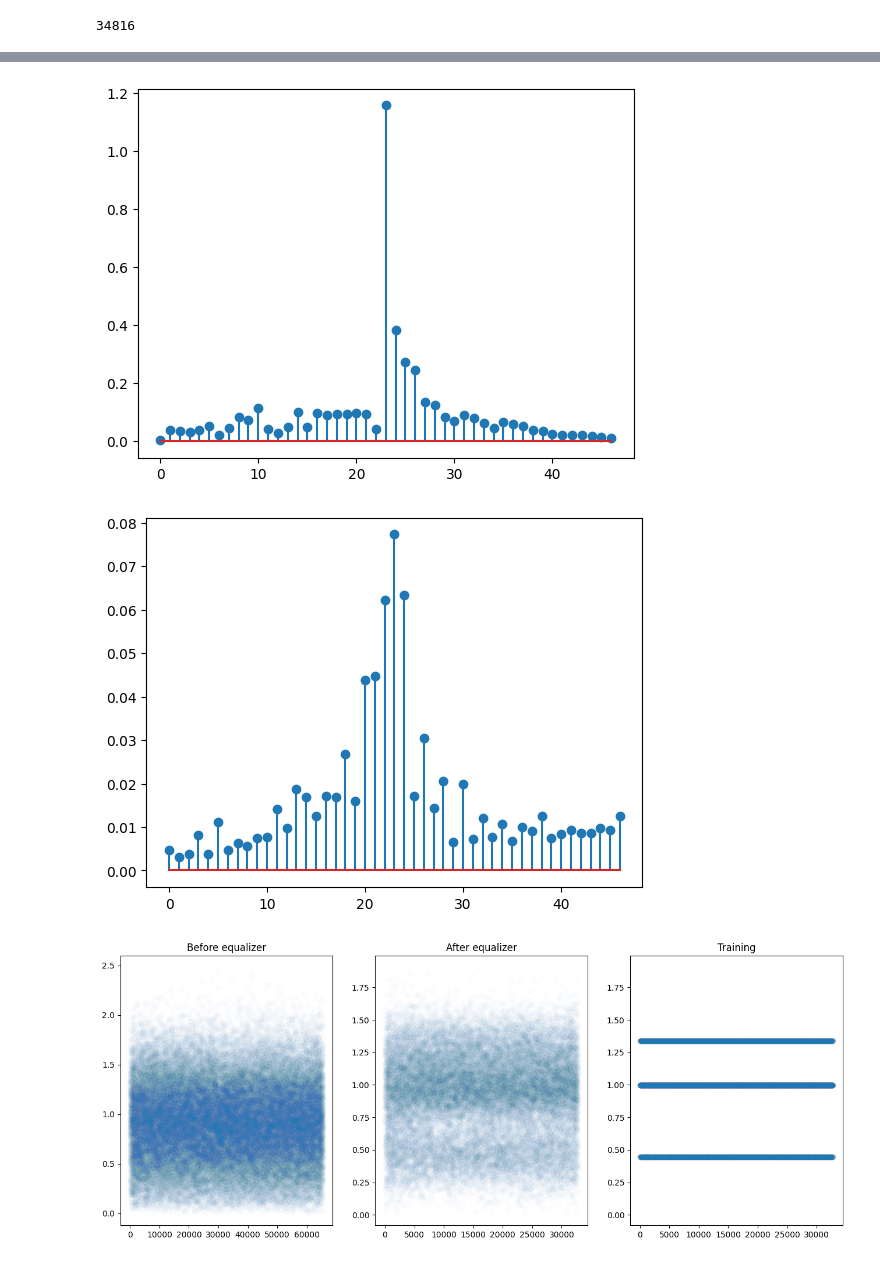
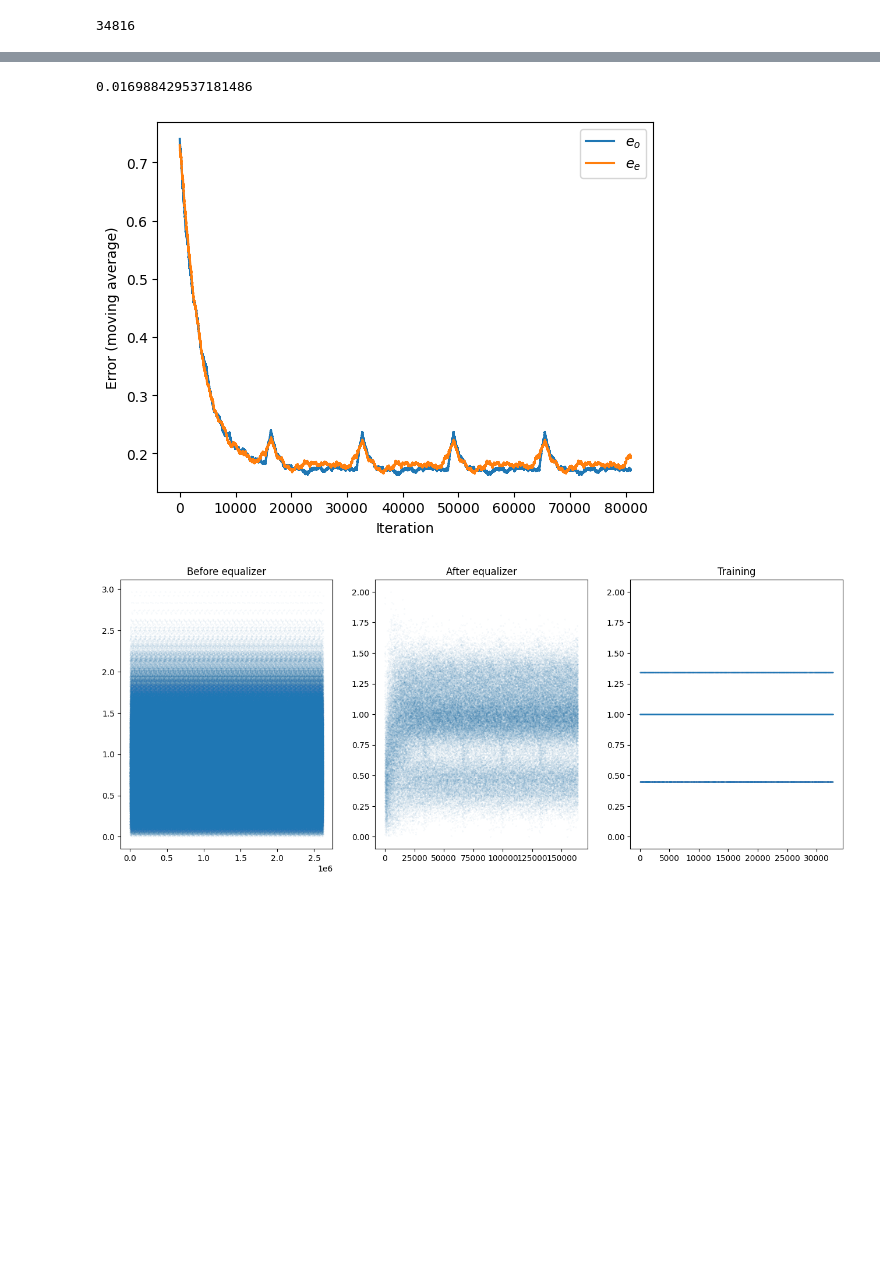
Before and after one commit to antroseco/fibre-sim, a Jupyter notebook: lab_data_alamouti.ipynb, the cells around one changed output, grey strips where cells are left out. Cells and saved outputs as stored; diff of their text form; code cells hidden in the pictures; blank space fills up the shorter version.

```diff
--- a/lab_data_alamouti.ipynb
+++ b/lab_data_alamouti.ipynb
@@ -78,7 +67,7 @@ data_256d = normalize_power(data_256d)
 # TODO also look at the transmitted data, and compare it with what is produced
 # by the simulation
 data_ref = np.ravel(scipy.io.loadmat("data_alamouti/AC_data.mat")["s_qam"])
-data_ref = normalize_power(data_ref)
+data_ref /= np.sqrt(10)
 data_ref.size
 # %% [output]
 32768
@@ -226,5 +283,5 @@ rx_16qam.size
 # %%
-# training = np.tile(normalize_power(data_ref), 10)
-training = normalize_power(data_ref)
+training = np.tile(normalize_power(data_ref), 40)
+# training = normalize_power(data_ref)
 training.size
 # %% [output]
@@ -234,0 +289,6 @@ rx_aeq = aeq(rx_16qam)
+# %%
+lms_input = scipy.io.loadmat("/home/antros/Downloads/LMS_input.mat")
+r11 = np.ravel(lms_input["r11"])
+r22 = np.ravel(lms_input["r22"])
+assert r11.size == r22.size
+r11.size
@@ -234,0 +335,17 @@ rx_aeq = aeq(rx_16qam)
+# %%
+aeq = AdaptiveEqualizerAlamouti(
+    49, 1e-4, 0.05, Modulator16QAM(), Demodulator16QAM(), training, True
+)
+
+# Use pre-trained filter coefficients
+# aeq.w11 = w11.copy()
+# aeq.w12 = w12.copy()
+# aeq.w21 = w21.copy()
+# aeq.w22 = w22.copy()
+
+# in_1 = np.tile(normalize_power(np.roll(r11, -1)), 5)
+# in_2 = np.tile(normalize_power(np.roll(r22, -1)), 5)
+in_1 = np.tile(np.roll(r11, -1), 5)
+in_2 = np.tile(np.roll(r22, -1), 5)
+
+rx_aeq = aeq(in_1, in_2)
@@ -234,0 +354,7 @@ rx_aeq = aeq(rx_16qam)
+# %%
+np.mean(
+    Demodulator16QAM()(training[10000 : rx_aeq.size])
+    != Demodulator16QAM()(rx_aeq[10000:])
+)
+# %% [output]
+0.016988429537181486
@@ -235,22 +363,25 @@ rx_aeq = aeq(rx_16qam)
+# %%
+def ma(x, w):
+    return np.convolve(x, np.ones(w), "valid") / w
+
+
+plt.plot(ma(np.abs(aeq.e_oC_log), 1_000), label="$e_o$")
+plt.plot(ma(np.abs(aeq.e_eC_log), 1_000), label="$e_e$")
+plt.ylabel("Error (moving average)")
+plt.xlabel("Iteration")
+plt.legend()
+plt.show()
+# %% [output]
+[figure, added]
 # %%
-for _ in range(256):
-    aeq.first = True
-    rx_aeq = aeq(rx_16qam)
-
-plt.stem(np.abs(aeq.w11))
-plt.show()
-plt.stem(np.abs(aeq.w12))
-plt.show()
-fig, axs = plt.subplots(1, 3, figsize=(16,6))
-axs[0].scatter(range(rx_16qam.size), np.abs(rx_16qam), alpha=0.01)
+fig, axs = plt.subplots(1, 3, figsize=(16, 6))
+axs[0].scatter(range(rx_16qam.size), np.abs(rx_16qam), s=0.001)
 axs[0].set_title("Before equalizer")
-axs[1].scatter(range(rx_aeq.size), np.abs(rx_aeq), alpha=0.01)
+axs[1].scatter(range(rx_aeq.size), np.abs(rx_aeq), s=0.001)
 axs[1].set_title("After equalizer")
-axs[2].scatter(range(data_ref.size), np.abs(data_ref), alpha=0.01)
+axs[2].scatter(range(data_ref.size), np.abs(data_ref), s=0.001)
 axs[2].set_title("Training")
 axs[2].set_ylim(*axs[1].get_ylim())
 plt.show()
 # %% [output]
-[figure, old version]
+[figure, new version]
-[figure, removed]
-[figure, removed]
```
Also changed, not shown: parts of 52 cells of this notebook, 3 other files.
